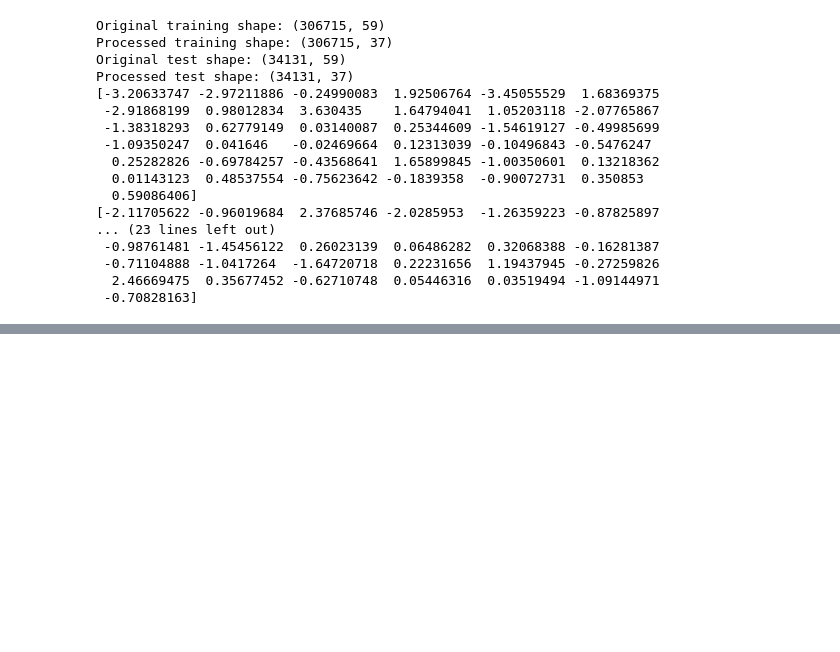
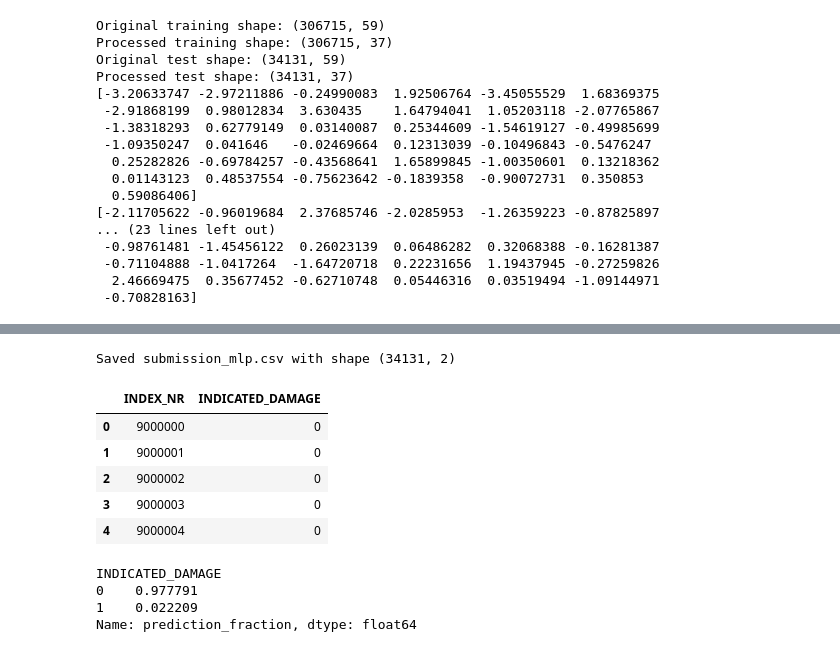
Before and after one commit to tarap123/4-nearest-neighbors, a Jupyter notebook: 4_nearest_neighbors.ipynb, the cells around one changed output, grey strips where cells are left out. Drawn from its saved outputs; the diff is of its cells as text; code cells hidden in the pictures; blank space fills up the shorter version.

```diff
--- a/4_nearest_neighbors.ipynb
+++ b/4_nearest_neighbors.ipynb
@@ -527,0 +644,59 @@ Processed test shape: (34131, 37)
+# %%
+final_mlp_pipeline = Pipeline(
+    steps=[
+        ("scaler", StandardScaler(with_mean=False)),
+        (
+            "mlp",
+            MLPClassifier(
+                hidden_layer_sizes=(64, 32),
+                activation="relu",
+                solver="adam",
+                alpha=0.001,
+                batch_size=1024,
+                learning_rate_init=0.001,
+                max_iter=75,
+                early_stopping=True,
+                validation_fraction=0.10,
+                n_iter_no_change=5,
+                random_state=42,
+                verbose=False,
+            ),
+        ),
+    ]
+)
+
+final_mlp_pipeline.fit(X_encoded, y)
+test_predictions = final_mlp_pipeline.predict(X_test_encoded).astype(int)
+
+submission = pd.DataFrame(
+    {
+        id_col: test_ids.values,
+        target_col: test_predictions,
+    }
+)
+
+sample_submission = pd.read_csv("sample_submission.csv")
+submission = submission[sample_submission.columns]
+
+assert len(submission) == 34131, f"Expected 34131 rows, got {len(submission)}"
+assert submission.columns.tolist() == sample_submission.columns.tolist()
+assert submission[id_col].equals(sample_submission[id_col])
+
+submission_path = "submission_mlp.csv"
+submission.to_csv(submission_path, index=False)
+
+print(f"Saved {submission_path} with shape {submission.shape}")
+display(submission.head())
+display(submission[target_col].value_counts(normalize=True).rename("prediction_fraction"))
+# %% [output]
+Saved submission_mlp.csv with shape (34131, 2)
+|  | INDEX_NR | INDICATED_DAMAGE |
+| 0 | 9000000 | 0 |
+| 1 | 9000001 | 0 |
+| 2 | 9000002 | 0 |
+| 3 | 9000003 | 0 |
+| 4 | 9000004 | 0 |
+INDICATED_DAMAGE
+0    0.977791
+1    0.022209
+Name: prediction_fraction, dtype: float64
```
Also changed, not shown: parts of 8 cells of this notebook, 1 other file.
